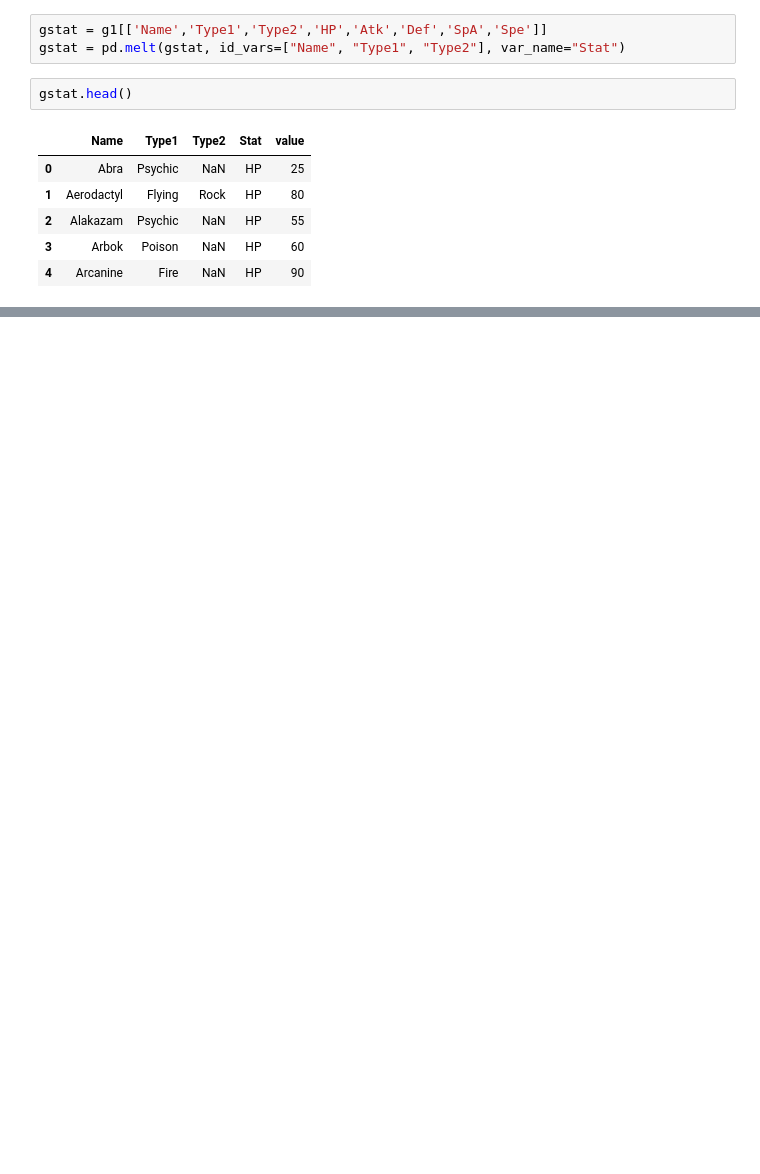
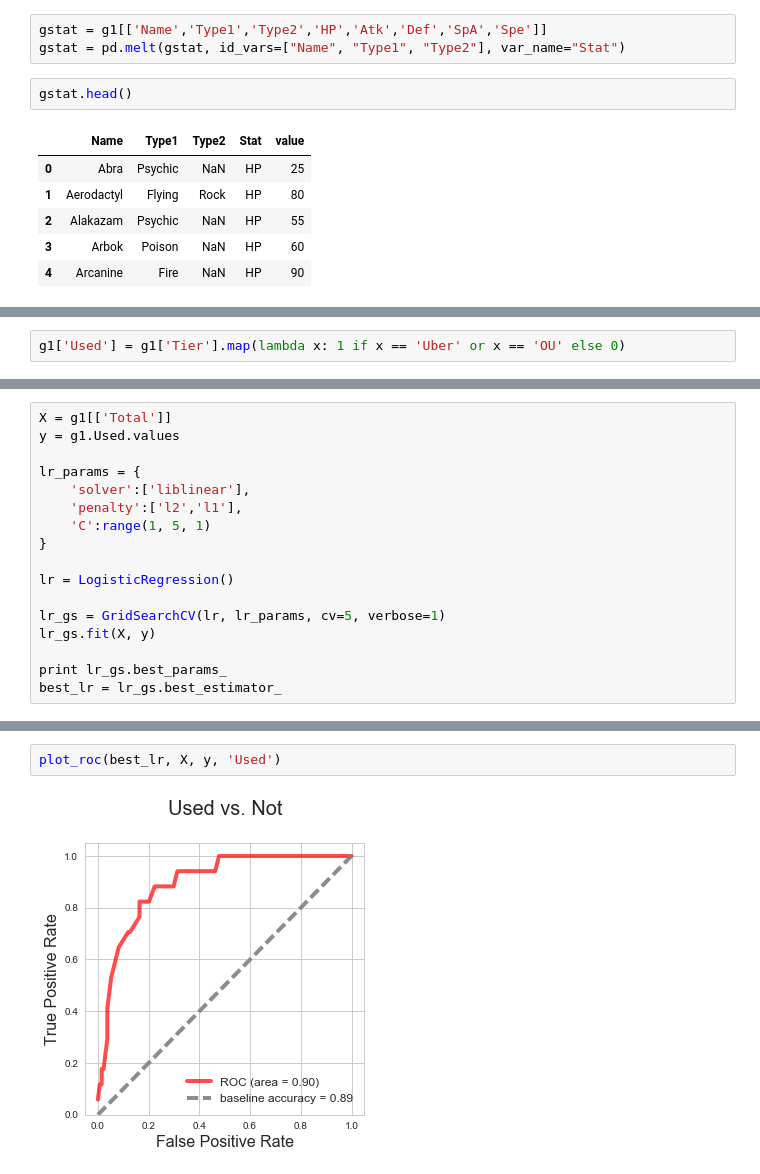
Before and after one commit to yang-official/experiments, a Jupyter notebook: pokemon/competitiverb.ipynb, the cells around one changed output, grey strips where cells are left out. Saved outputs shown, nothing was run; the diff lists cells and outputs as text; blank space fills up the shorter version.

```diff
--- a/pokemon/competitiverb.ipynb
+++ b/pokemon/competitiverb.ipynb
@@ -184,0 +196,2 @@ with sns.color_palette([
+# %%
+g1['Used'] = g1['Tier'].map(lambda x: 1 if x == 'Uber' or x == 'OU' else 0)
@@ -184,0 +235,17 @@ with sns.color_palette([
+# %%
+X = g1[['Total']]
+y = g1.Used.values
+
+lr_params = {
+    'solver':['liblinear'],
+    'penalty':['l2','l1'],
+    'C':range(1, 5, 1)
+}
+
+lr = LogisticRegression()
+
+lr_gs = GridSearchCV(lr, lr_params, cv=5, verbose=1)
+lr_gs.fit(X, y)
+
+print lr_gs.best_params_
+best_lr = lr_gs.best_estimator_
@@ -184,0 +265,4 @@ with sns.color_palette([
+# %%
+plot_roc(best_lr, X, y, 'Used')
+# %% [output]
+[figure, added]
```
Also changed, not shown: parts of 27 cells of this notebook.
